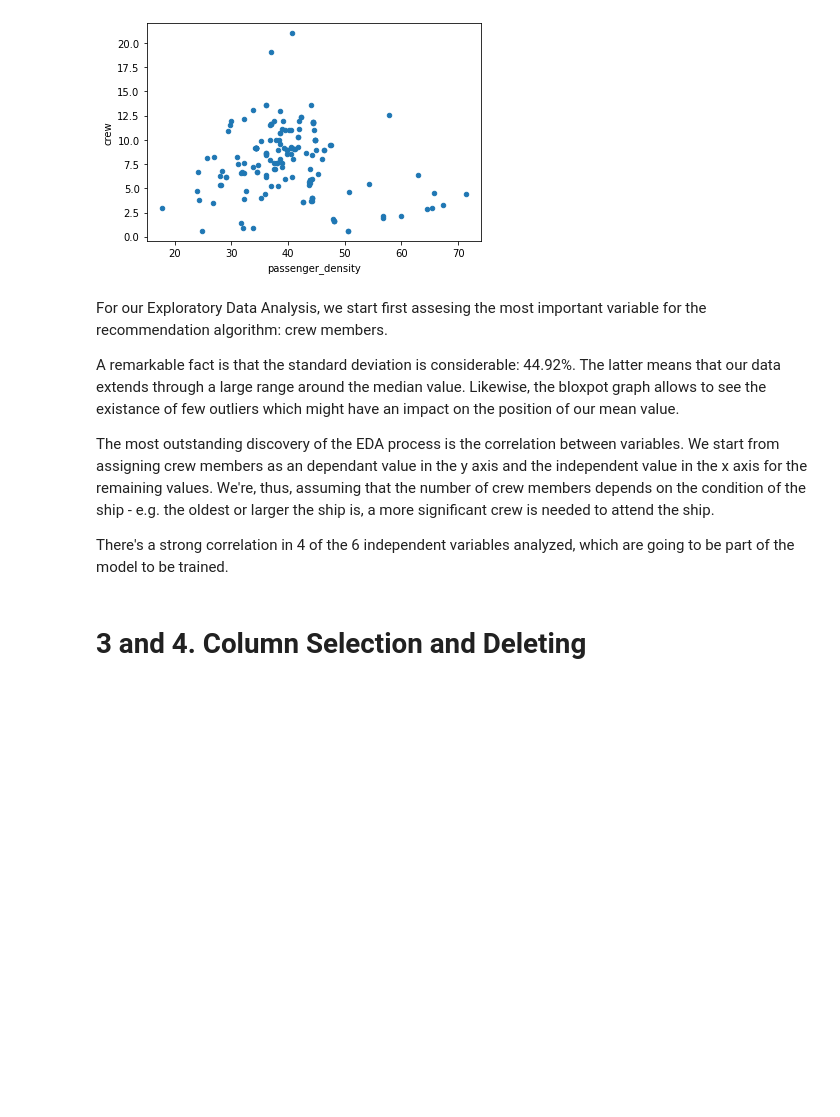
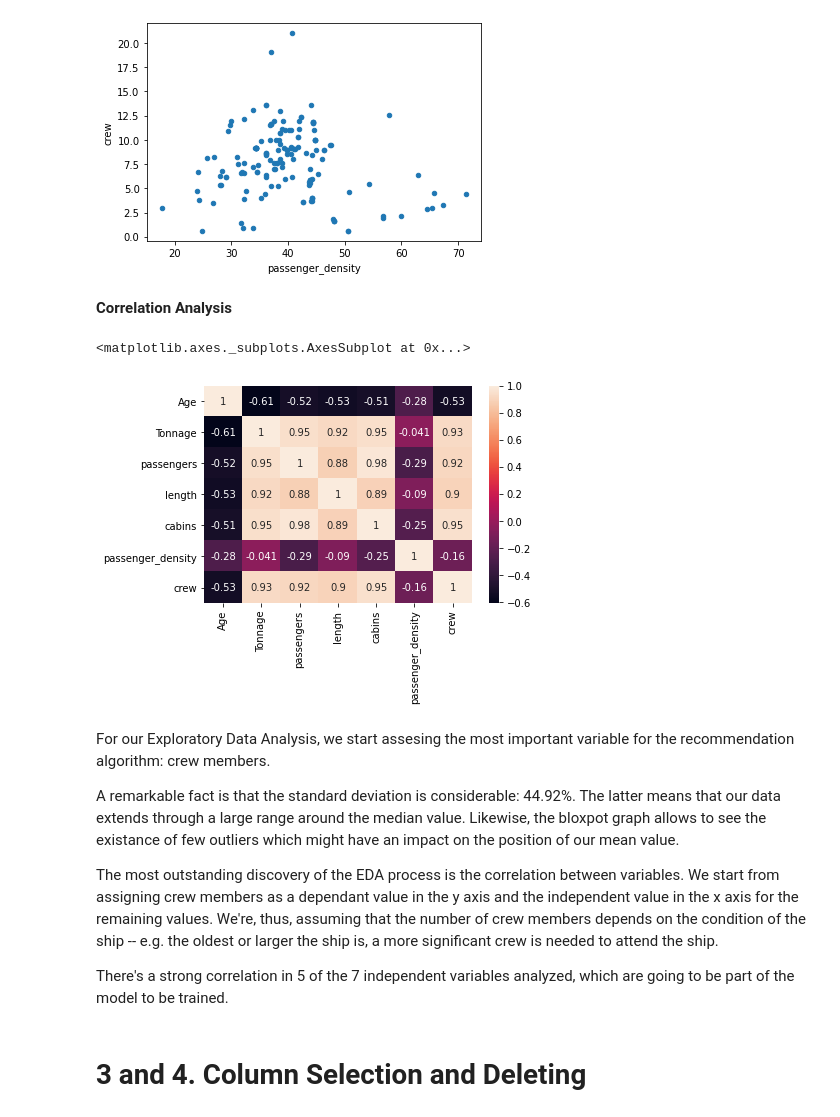
Before and after one commit to XavierCarrera/Platzi-Master-DS-Exercises, a Jupyter notebook: Basic_Exercise_DS_Python2.ipynb, the cells around one changed output. Cells and saved outputs as stored; diff of their text form; code cells hidden in the pictures; blank space fills up the shorter version.

```diff
--- a/Basic_Exercise_DS_Python2.ipynb
+++ b/Basic_Exercise_DS_Python2.ipynb
@@ -192,14 +202,23 @@ crew_cabins = df.plot.scatter(x = "cabins", y = "crew")
 crew_denpass = df.plot.scatter(x = "passenger_density", y = "crew")
 # %% [output]
 [figure]
+# %% [markdown]
+**Correlation Analysis**
+# %%
+corr = df.corr()
+
+sns.heatmap(corr, annot = True, yticklabels=corr.columns, xticklabels=corr.columns)
+# %% [output]
+<matplotlib.axes._subplots.AxesSubplot at 0x...>
+[figure, added]
 # %% [markdown]
-For our Exploratory Data Analysis, we start first assesing the most important variable for the recommendation algorithm: crew members.
+For our Exploratory Data Analysis, we start assesing the most important variable for the recommendation algorithm: crew members.
 
 A remarkable fact is that the standard deviation is considerable: 44.92%. The latter means that our data extends through a large range around the median value. Likewise, the bloxpot graph allows to see the existance of few outliers which might have an impact on the position of our mean value.
 
-The most outstanding discovery of the EDA process is the correlation between variables. We start from assigning crew members as an dependant value in the y axis and the independent value in the x axis for the remaining values. We're, thus, assuming that the number of crew members depends on the condition of the ship - e.g. the oldest or larger the ship is, a more significant crew is needed to attend the ship.
+The most outstanding discovery of the EDA process is the correlation between variables. We start from assigning crew members as a dependant value in the y axis and the independent value in the x axis for the remaining values. We're, thus, assuming that the number of crew members depends on the condition of the ship -- e.g. the oldest or larger the ship is, a more significant crew is needed to attend the ship.
 
-There's a strong correlation in 4 of the 6 independent variables analyzed, which are going to be part of the model to be trained.
+There's a strong correlation in 5 of the 7 independent variables analyzed, which are going to be part of the model to be trained.
 # %% [markdown]
 # 3 and 4. Column Selection and Deleting
 # %% [markdown]
```
Also changed, not shown: parts of 21 cells of this notebook.
